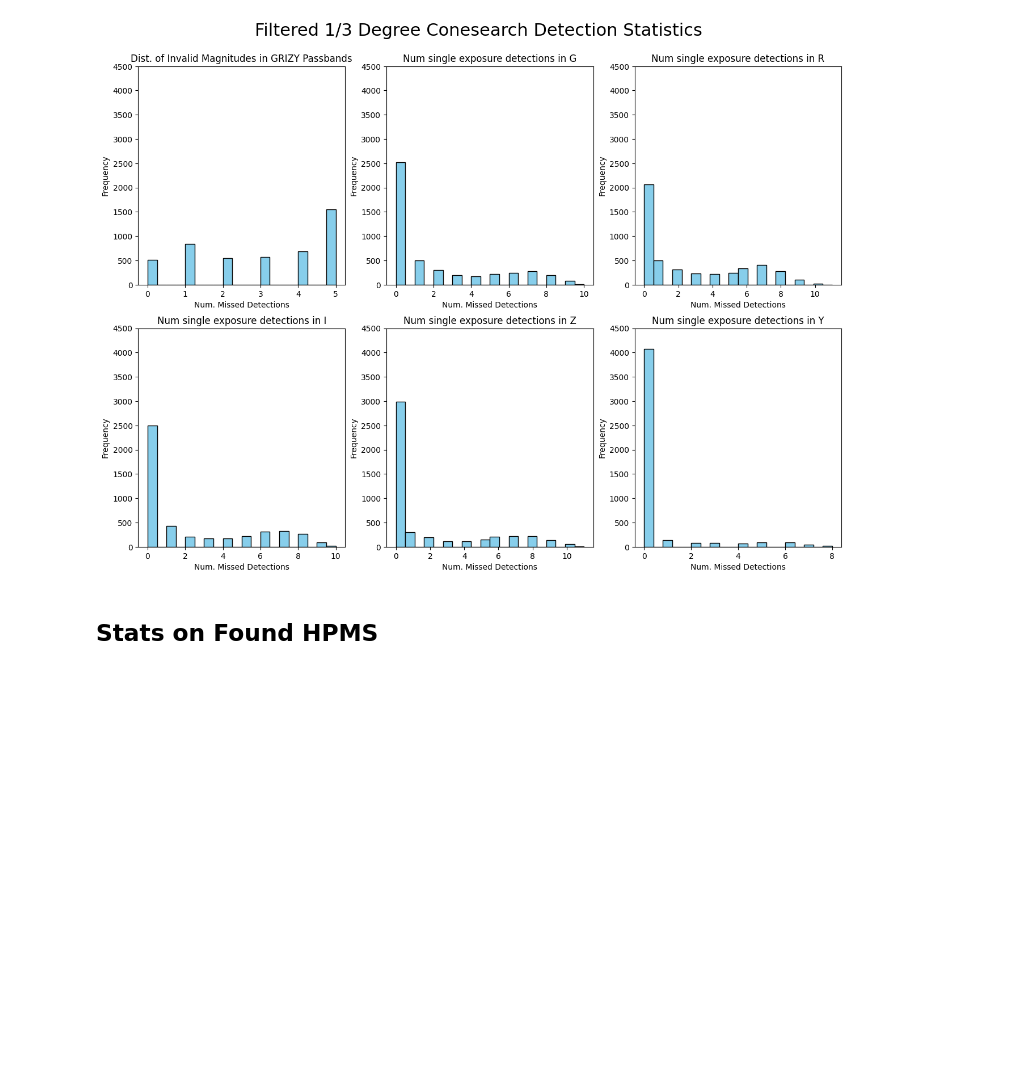
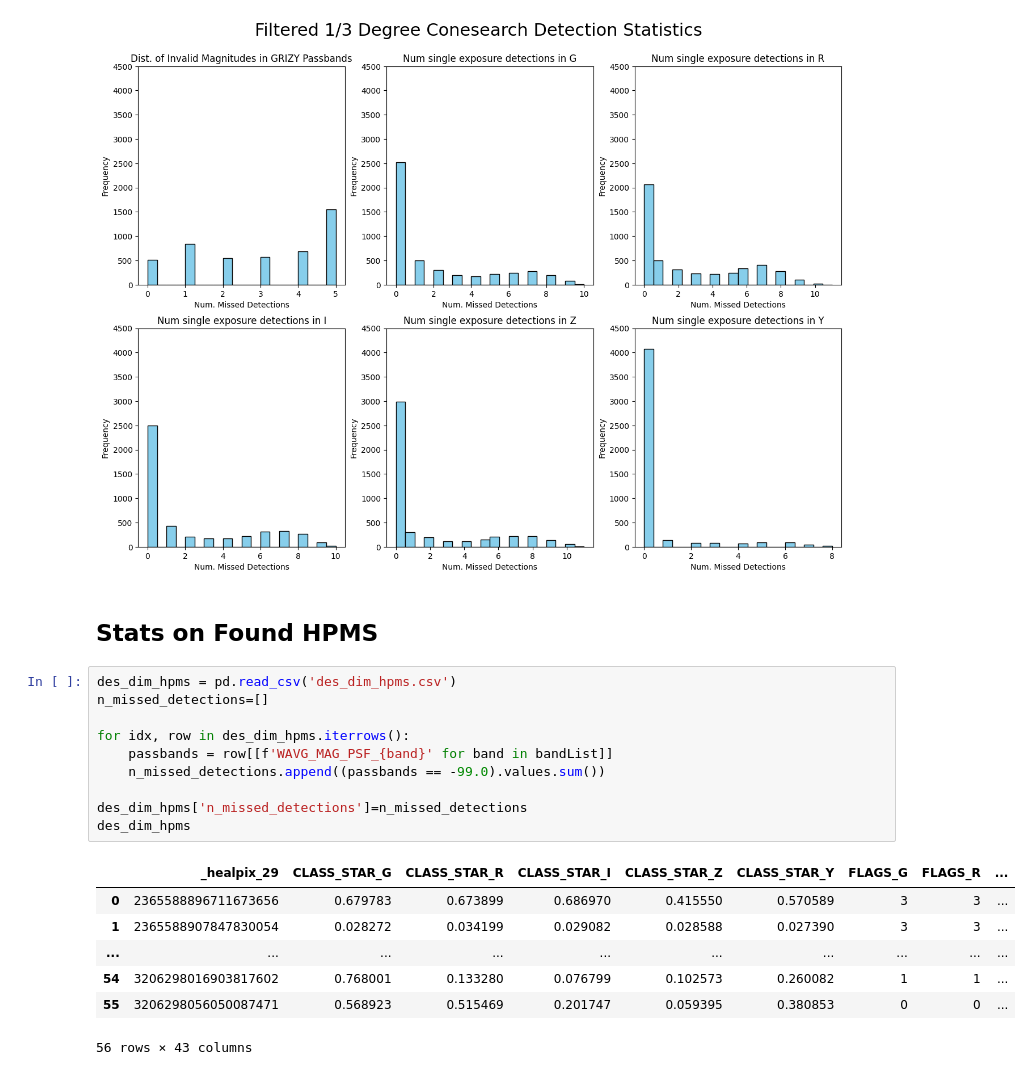
Before and after one commit to JoaoDPassos/brown-dwarf-search, a Jupyter notebook: Jupyter Notebooks/kth_star_pipeline/pipeline_stats.ipynb, the cells around one changed output. Saved outputs shown, nothing was run; the diff lists cells and outputs as text; blank space fills up the shorter version.

```diff
--- a/Jupyter Notebooks/kth_star_pipeline/pipeline_stats.ipynb
+++ b/Jupyter Notebooks/kth_star_pipeline/pipeline_stats.ipynb
@@ -228,3 +228,21 @@ Y band: 0.8656462585034014% missed detection
 [figure]
 # %% [markdown]
 ##  Stats on Found HPMS
+# %%
+des_dim_hpms = pd.read_csv('des_dim_hpms.csv')
+n_missed_detections=[]
+
+for idx, row in des_dim_hpms.iterrows():
+    passbands = row[[f'WAVG_MAG_PSF_{band}' for band in bandList]]
+    n_missed_detections.append((passbands == -99.0).values.sum())
+
+des_dim_hpms['n_missed_detections']=n_missed_detections
+des_dim_hpms
+# %% [output]
+|  | _healpix_29 | CLASS_STAR_G | CLASS_STAR_R | CLASS_STAR_I | CLASS_STAR_Z | CLASS_STAR_Y | FLAGS_G | FLAGS_R | ... |
+| 0 | 2365588896711673656 | 0.679783 | 0.673899 | 0.686970 | 0.415550 | 0.570589 | 3 | 3 | ... |
+| 1 | 2365588907847830054 | 0.028272 | 0.034199 | 0.029082 | 0.028588 | 0.027390 | 3 | 3 | ... |
+| ... | ... | ... | ... | ... | ... | ... | ... | ... | ... |
+| 54 | 3206298016903817602 | 0.768001 | 0.133280 | 0.076799 | 0.102573 | 0.260082 | 1 | 1 | ... |
+| 55 | 3206298056050087471 | 0.568923 | 0.515469 | 0.201747 | 0.059395 | 0.380853 | 0 | 0 | ... |
+56 rows × 43 columns
```
Also changed, not shown: parts of 2 cells of this notebook, 1 other file.
